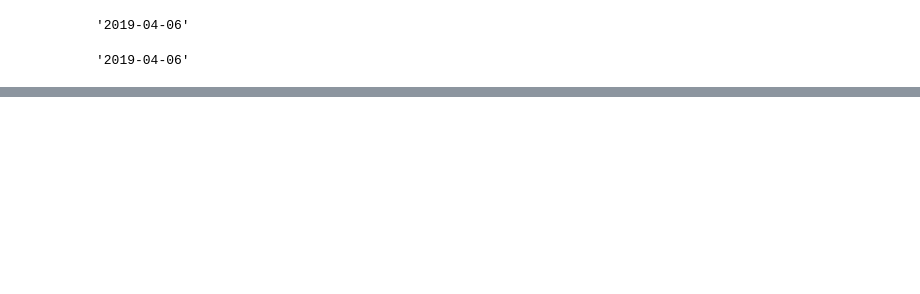
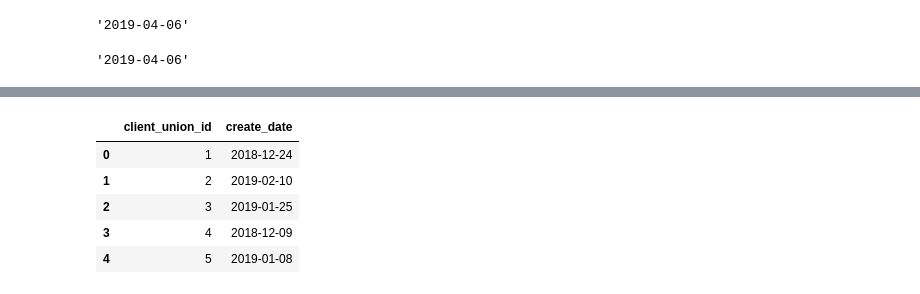
Before and after one commit to Praldmur/Simulation, a Jupyter notebook: mini_project_6.ipynb, the cells around one changed output, grey strips where cells are left out. Saved outputs shown, nothing was run; the diff lists cells and outputs as text; code cells hidden in the pictures; blank space fills up the shorter version.

```diff
--- a/mini_project_6.ipynb
+++ b/mini_project_6.ipynb
@@ -320,0 +327,9 @@ max_diff_date.strftime('%Y-%m-%d')
+# %%
+date_client.head()
+# %% [output]
+|  | client_union_id | create_date |
+| 0 | 1 | 2018-12-24 |
+| 1 | 2 | 2019-02-10 |
+| 2 | 3 | 2019-01-25 |
+| 3 | 4 | 2018-12-09 |
+| 4 | 5 | 2019-01-08 |
```
Also changed, not shown: parts of 30 cells of this notebook.
